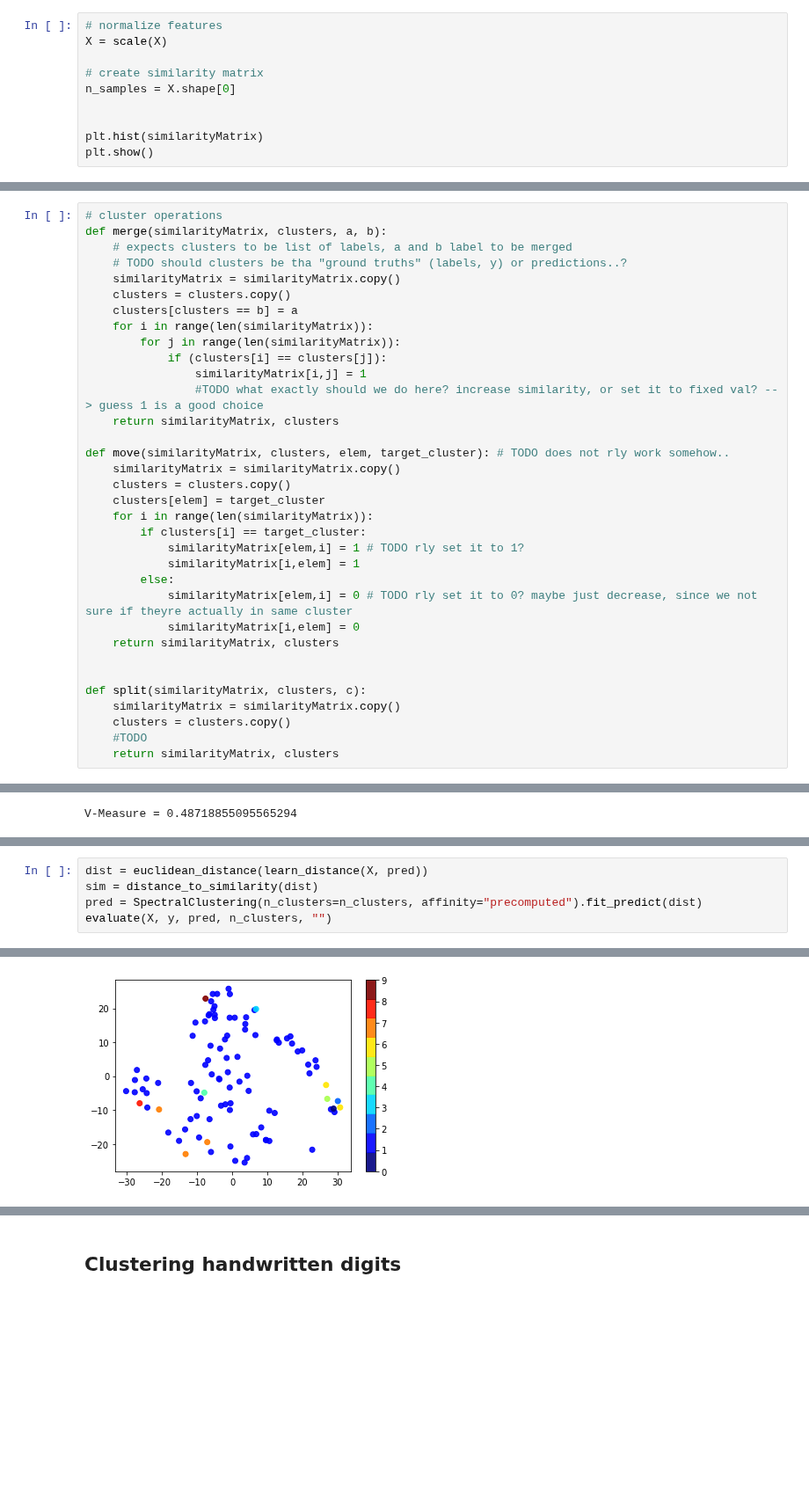
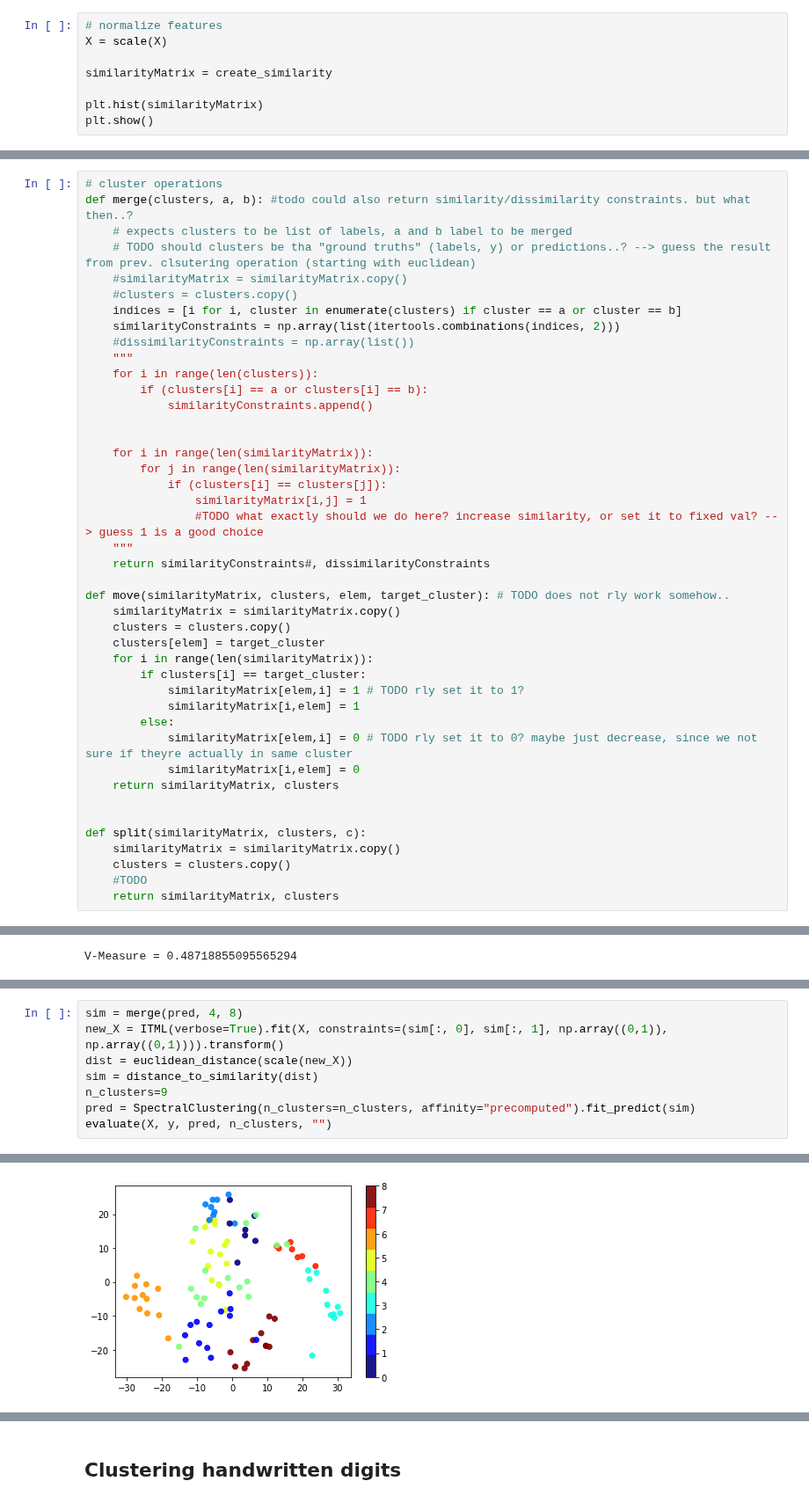
Before and after one commit to patricsteiner/image_clustering, a Jupyter notebook: intelligent_image_clustering.ipynb, the cells around one changed output, grey strips where cells are left out. Shown at 88% size. Cells and saved outputs as stored; diff of their text form; blank space fills up the shorter version.

Commit message:
start working on online distance metric learning by generating (dis)similarity-constraints for ITML

```diff
--- a/intelligent_image_clustering.ipynb
+++ b/intelligent_image_clustering.ipynb
@@ -198,9 +198,7 @@ label vector y shape:   (243,)
 # normalize features
 X = scale(X)
 
-# create similarity matrix
-n_samples = X.shape[0]
-
+similarityMatrix = create_similarity
 
 plt.hist(similarityMatrix)
 plt.show()
@@ -225,18 +223,27 @@ V-Measure = 0.32816879397373083
 V-Measure = 0.2238147536033269
 # %%
 # cluster operations
-def merge(similarityMatrix, clusters, a, b):
+def merge(clusters, a, b): #todo could also return similarity/dissimilarity constraints. but what then..?
     # expects clusters to be list of labels, a and b label to be merged
-    # TODO should clusters be tha "ground truths" (labels, y) or predictions..?
-    similarityMatrix = similarityMatrix.copy()
-    clusters = clusters.copy()
-    clusters[clusters == b] = a
+    # TODO should clusters be tha "ground truths" (labels, y) or predictions..? --> guess the result from prev. clsutering operation (starting with euclidean)
+    #similarityMatrix = similarityMatrix.copy()
+    #clusters = clusters.copy()
+    indices = [i for i, cluster in enumerate(clusters) if cluster == a or cluster == b]
+    similarityConstraints = np.array(list(itertools.combinations(indices, 2)))
+    #dissimilarityConstraints = np.array(list())
+    """
+    for i in range(len(clusters)):
+        if (clusters[i] == a or clusters[i] == b):
+            similarityConstraints.append()
+
+
     for i in range(len(similarityMatrix)):
         for j in range(len(similarityMatrix)):
             if (clusters[i] == clusters[j]):
                 similarityMatrix[i,j] = 1
                 #TODO what exactly should we do here? increase similarity, or set it to fixed val? --> guess 1 is a good choice
-    return similarityMatrix, clusters
+    """
+    return similarityConstraints#, dissimilarityConstraints
 
 def move(similarityMatrix, clusters, elem, target_cluster): # TODO does not rly work somehow..
     similarityMatrix = similarityMatrix.copy()
@@ -302,6 +309,9 @@ V-Measure = 0.8531536312783682
 # %%
-dist = euclidean_distance(learn_distance(X, pred))
+sim = merge(pred, 4, 8)
+new_X = ITML(verbose=True).fit(X, constraints=(sim[:, 0], sim[:, 1], np.array((0,1)), np.array((0,1)))).transform()
+dist = euclidean_distance(scale(new_X))
 sim = distance_to_similarity(dist)
-pred = SpectralClustering(n_clusters=n_clusters, affinity="precomputed").fit_predict(dist)
+n_clusters=9
+pred = SpectralClustering(n_clusters=n_clusters, affinity="precomputed").fit_predict(sim)
 evaluate(X, y, pred, n_clusters, "")
 # %% [output]
@@ -314 +335 @@ itml converged at iter: 5, conv = 0.000810
-[figure, old version]
+[figure, new version]
```
Also changed, not shown: parts of 4 cells of this notebook.
